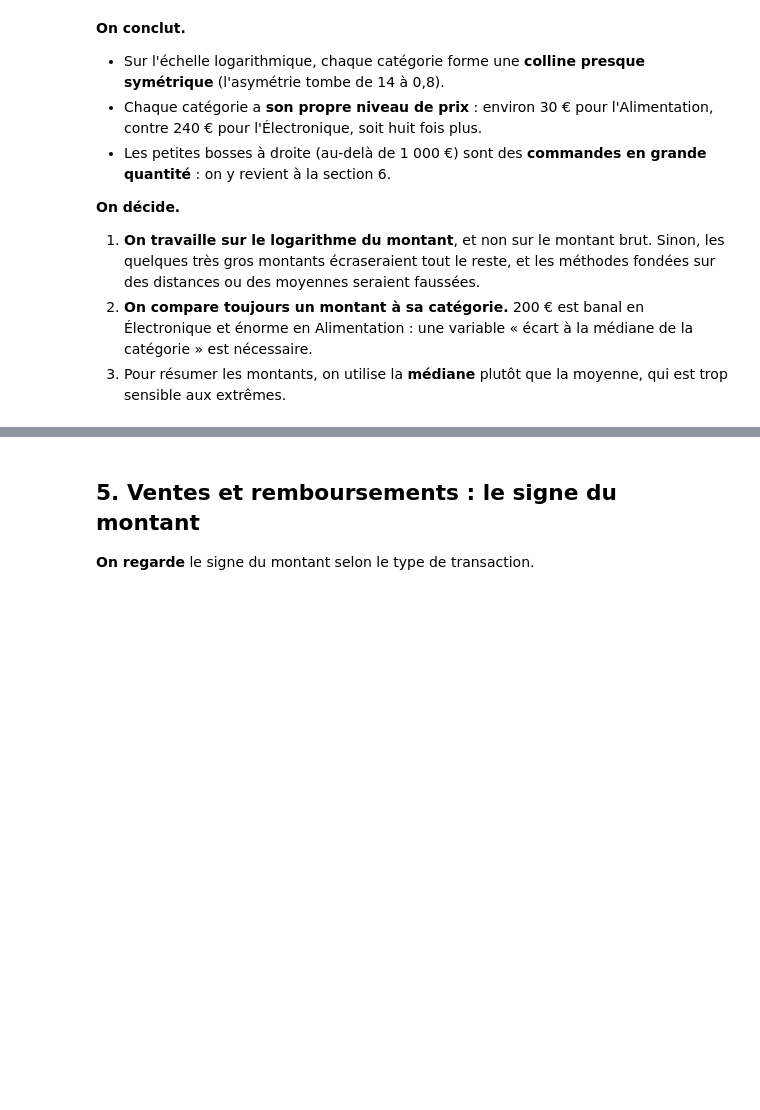
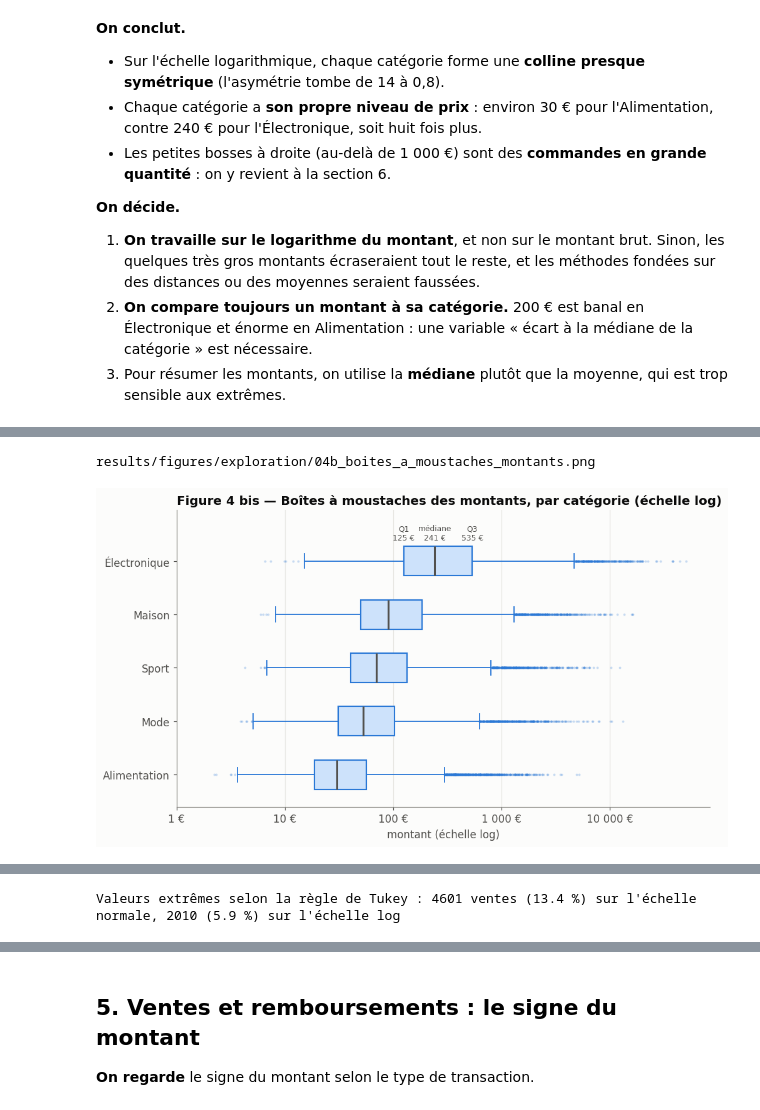
Before and after one commit to liam237/datamesh-ai-governance, a Jupyter notebook: notebooks/01_exploration.ipynb, the cells around one changed output, grey strips where cells are left out. Saved outputs shown, nothing was run; the diff lists cells and outputs as text; code cells hidden in the pictures; blank space fills up the shorter version.

```diff
--- a/notebooks/01_exploration.ipynb
+++ b/notebooks/01_exploration.ipynb
@@ -261,0 +273,42 @@ results/figures/exploration/04_montants_par_categorie_log.png
+# %%
+cats = CATEGORY_ORDER
+data = [np.log10(sales.loc[(sales["categorie"] == c) & (sales["montant"] > 0), "montant"]) for c in cats]
+
+fig, ax = plt.subplots(figsize=(10, 5.6))
+bp = ax.boxplot(data, vert=False, widths=0.55, patch_artist=True, whis=1.5,
+                medianprops=dict(color=INK_2, lw=2),
+                boxprops=dict(facecolor="#cde2fb", edgecolor=PALETTE[0], lw=1.4),
+                whiskerprops=dict(color=PALETTE[0], lw=1.2), capprops=dict(color=PALETTE[0], lw=1.2),
+                flierprops=dict(marker="o", ms=2.5, mfc=PALETTE[0], mec="none", alpha=0.25))
+ax.set_yticks(range(1, len(cats) + 1), cats)
+ax.set_xticks([0, 1, 2, 3, 4], ["1 €", "10 €", "100 €", "1 000 €", "10 000 €"])
+# Lecture guidée sur la ligne Électronique (la dernière)
+q1, med, q3 = np.percentile(data[-1], [25, 50, 75]); y = len(cats)
+for x, lab in [(q1, f"Q1\n{10 ** q1:.0f} €"), (med, f"médiane\n{10 ** med:.0f} €"), (q3, f"Q3\n{10 ** q3:.0f} €")]:
+    ax.annotate(lab, (x, y + 0.28), xytext=(0, 4), textcoords="offset points", ha="center", va="bottom", fontsize=8, color=INK_2)
+ax.set_ylim(0.4, len(cats) + 0.95)
+ax.set_title("Figure 4 bis — Boîtes à moustaches des montants, par catégorie (échelle log)")
+ax.set_xlabel("montant (échelle log)"); ax.grid(axis="y", visible=False)
+print(save(fig, "04b_boites_a_moustaches_montants")); plt.show()
+
+
+def tukey_outliers(x):
+    q1, q3 = np.percentile(x, [25, 75]); iqr = q3 - q1
+    return int(((x < q1 - 1.5 * iqr) | (x > q3 + 1.5 * iqr)).sum())
+
+
+rows = []
+for c, logs in zip(cats, data):
+    raw = 10 ** logs
+    rows.append({"catégorie": c, "Q1 (€)": round(np.percentile(raw, 25)), "médiane (€)": round(np.median(raw)),
+                 "Q3 (€)": round(np.percentile(raw, 75)),
+                 "extrêmes, échelle normale": f"{100 * tukey_outliers(raw.values) / len(raw):.1f} %",
+                 "extrêmes, échelle log": f"{100 * tukey_outliers(logs.values) / len(raw):.1f} %"})
+display(pd.DataFrame(rows).set_index("catégorie"))
+n_raw = sum(tukey_outliers((10 ** l).values) for l in data); n_log = sum(tukey_outliers(l.values) for l in data)
+n_all = sum(len(l) for l in data)
+print(f"Valeurs extrêmes selon la règle de Tukey : {n_raw} ventes ({100 * n_raw / n_all:.1f} %) sur l'échelle normale, "
+      f"{n_log} ({100 * n_log / n_all:.1f} %) sur l'échelle log")
+# %% [output]
+results/figures/exploration/04b_boites_a_moustaches_montants.png
+[figure, added]
@@ -261,0 +322 @@ results/figures/exploration/04_montants_par_categorie_log.png
+Valeurs extrêmes selon la règle de Tukey : 4601 ventes (13.4 %) sur l'échelle normale, 2010 (5.9 %) sur l'échelle log
```
Also changed, not shown: parts of 7 cells of this notebook, 3 other files.
